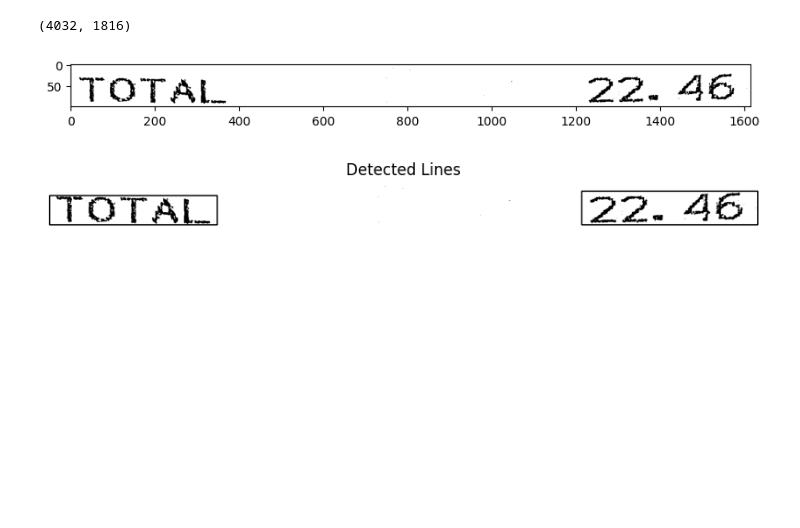
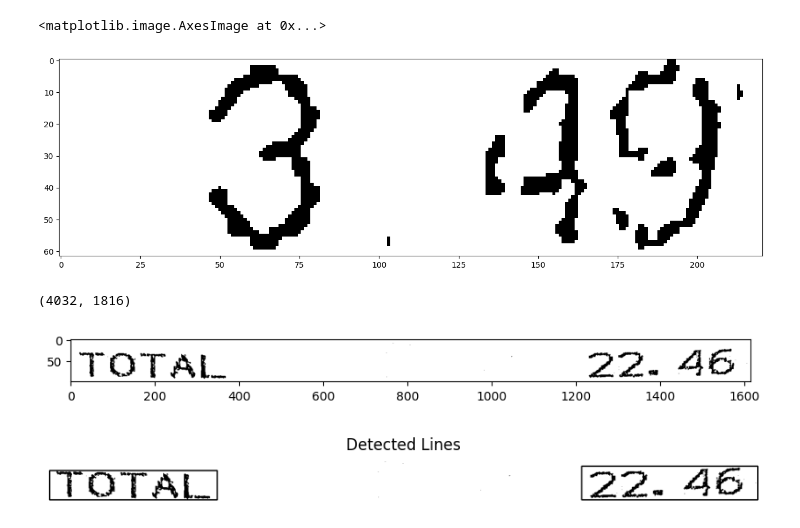
Before and after one commit to kcccr123/receipt-scanner-backend, a Jupyter notebook: RCNN/YOLO_connection.ipynb, the cells around one changed output. Cells and saved outputs as stored; diff of their text form; code cells hidden in the pictures; blank space fills up the shorter version.

Commit message:
fixed preprocessor function issue

```diff
--- a/RCNN/YOLO_connection.ipynb
+++ b/RCNN/YOLO_connection.ipynb
@@ -16,17 +16,31 @@ def bw_scanner(image):
 
 def preprocess_image(image):
     # Load the image using OpenCV
-    # gray = cv2.cvtColor(image, cv2.COLOR_BGR2GRAY)
-    blur = cv2.GaussianBlur(image, (3,3), 0)
-
-    thresh = cv2.threshold(blur, 0, 255, cv2.THRESH_BINARY_INV + cv2.THRESH_OTSU)[1]
+    gray = cv2.cvtColor(image, cv2.COLOR_BGR2GRAY)
+    blur = cv2.GaussianBlur(gray, (3,3), 0)
+    thresh = cv2.adaptiveThreshold(blur, 255, cv2.ADAPTIVE_THRESH_GAUSSIAN_C, cv2.THRESH_BINARY, 15, 4)
+    # thresh = cv2.threshold(blur, 0, 255, cv2.THRESH_BINARY_INV + cv2.THRESH_OTSU)[1]
 
     # Morph open to remove noise and invert image
     kernel = cv2.getStructuringElement(cv2.MORPH_RECT, (3,3))
     opening = cv2.morphologyEx(thresh, cv2.MORPH_OPEN, kernel, iterations=1)
-    invert = 255 - opening
+    # invert = 255 - opening
 
-    return invert
+    return opening
+
+def plot_gray(image):
+    plt.figure(figsize=(16,10))
+    return plt.imshow(image, cmap='Greys_r')
+# %%
+p = r"D:\photos\RCNN4\Lines\263-3.jpg"
+testing = cv2.imread(p)
+# display = bw_scanner(testing)
+# display = cv2.cvtColor(testing, cv2.COLOR_BGR2GRAY)
+display = preprocess_image(testing)
+plot_gray(display)
+# %% [output]
+<matplotlib.image.AxesImage at 0x...>
+[figure, added]
 # %%
 model_path = r"D:\Projects\reciept-scanner\RCNN\models\GREYsmall\model.onnx"
 
```
Also changed, not shown: parts of 1 cell of this notebook, 11 other files.
